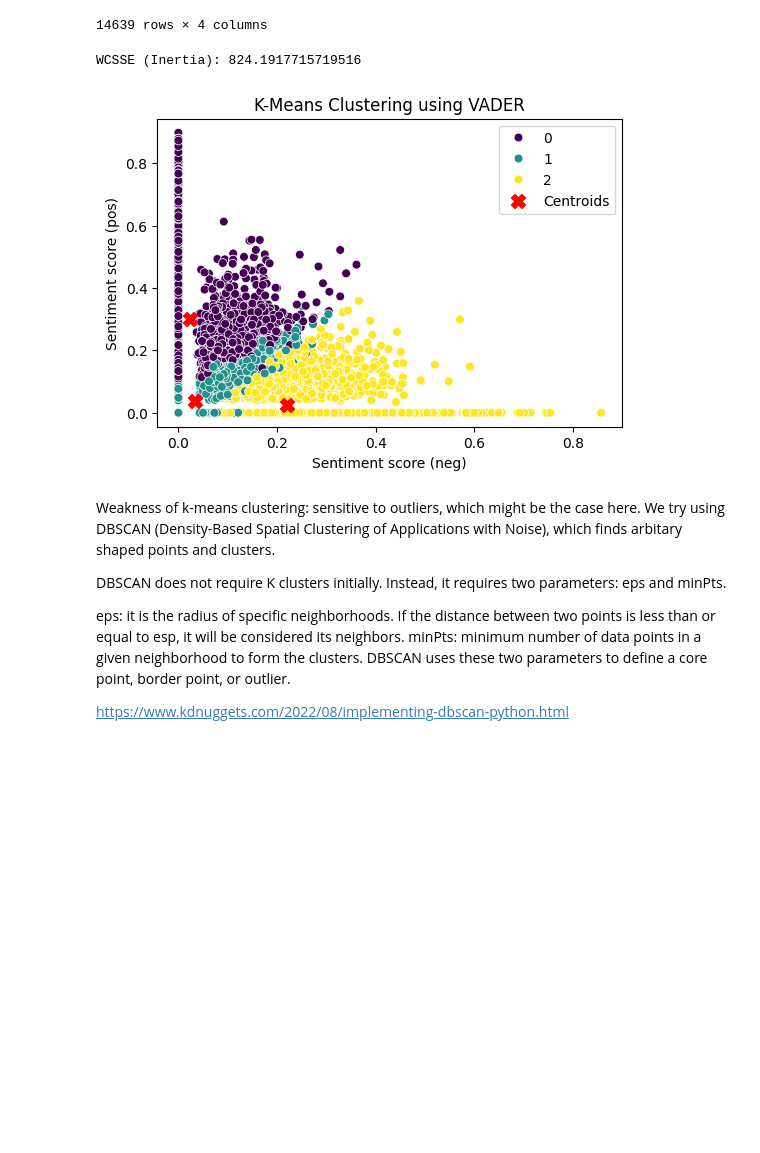
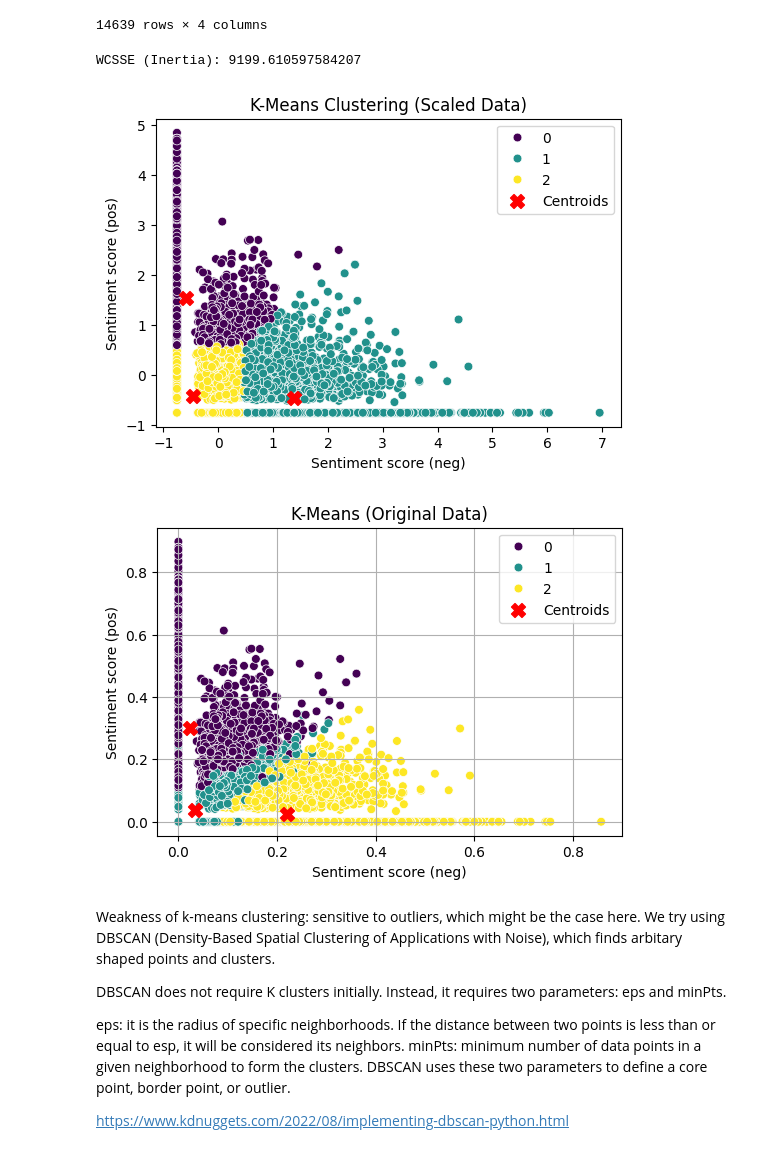
Before and after one commit to NomadZhang/MSI5001, a Jupyter notebook: main.ipynb, the cells around one changed output. Saved outputs shown, nothing was run; the diff lists cells and outputs as text; code cells hidden in the pictures; blank space fills up the shorter version.

```diff
--- a/main.ipynb
+++ b/main.ipynb
@@ -753,40 +753,73 @@ WCSSE (Inertia) for K=20: 122.9341363980829
 14639 rows × 4 columns
 # %%
 import seaborn as sns
+from sklearn.preprocessing import StandardScaler
+
+scaler = StandardScaler()  # create a StandardScaler object
+df_original_plot = pd.DataFrame(VADER_sentiments, columns=["neg", "neu", "pos", "compound"])
+VADER_scaled = scaler.fit_transform(df_original_plot[["neg", "pos"]])  # fit and transform the data
+
 
 k = 3
 kmeans = KMeans(n_clusters=k, n_init=10, random_state=0)
-kmeans.fit(VADER_sentiments)
+kmeans.fit(VADER_scaled)
 # Cluster labels assigned to each data point (0, 1, or 2 for 3 clusters)
 labels = kmeans.labels_
 
 print("WCSSE (Inertia):", kmeans.inertia_)
 
 # Create DataFrame for plotting
-df_plot = pd.DataFrame(VADER_sentiments, columns=["neg","pos"])
+# choose only the "neg" and "pos" columns for 2D visualization, we assume they are the most important features
+df_plot = pd.DataFrame(VADER_scaled, columns=["neg", "pos"])
 df_plot['Cluster'] = labels
 
 plt.figure(figsize=(6, 4))
 sns.scatterplot(data=df_plot,
                 x="neg",
                 y="pos",
                 hue='Cluster',
                 palette='viridis',
                 s=40)
 
 # Plot centroids
 centroids = kmeans.cluster_centers_
-plt.scatter(centroids[:, 0], centroids[:, 2],
+# neg and pos are at index 0 and 1
+plt.scatter(centroids[:, 0], centroids[:, 1],
             s=100, c='red', marker='X', label='Centroids')
 
-plt.title("K-Means Clustering using VADER")
+plt.title("K-Means Clustering (Scaled Data)")
 plt.xlabel("Sentiment score (neg)")
 plt.ylabel("Sentiment score (pos)")
 plt.legend()
 plt.show()
+
+#Plot without scaling for comparison
+kmeans_original = KMeans(n_clusters=k, n_init=10, random_state=0)
+kmeans_original.fit(VADER_sentiments)
+labels = kmeans_original.labels_
+df_original_plot['Cluster'] = labels
+plt.figure(figsize=(6, 4))
+sns.scatterplot(data=df_original_plot,
+                x="neg",
+                y="pos",
+                hue='Cluster',
+                palette='viridis',
+                s=40)
+
+centroids_original = kmeans_original.cluster_centers_
+# neg and pos are at index 0 and 2
+plt.scatter(centroids_original[:, 0], centroids_original[:, 2],
+            s=100, c='red', marker='X', label='Centroids')
+plt.title("K-Means (Original Data)")
+plt.xlabel("Sentiment score (neg)")
+plt.ylabel("Sentiment score (pos)")
+plt.legend()
+plt.grid(True)
+plt.show()
 # %% [output]
-WCSSE (Inertia): 824.1917715719516
+WCSSE (Inertia): 9199.610597584207
-[figure, old version]
+[figure, new version]
+[figure, added]
 # %% [markdown]
 Weakness of k-means clustering: sensitive to outliers, which might be the case here. We try using DBSCAN (Density-Based Spatial Clustering of Applications with Noise), which finds arbitary shaped points and clusters.
 
```
Also changed, not shown: parts of 2 cells of this notebook.
